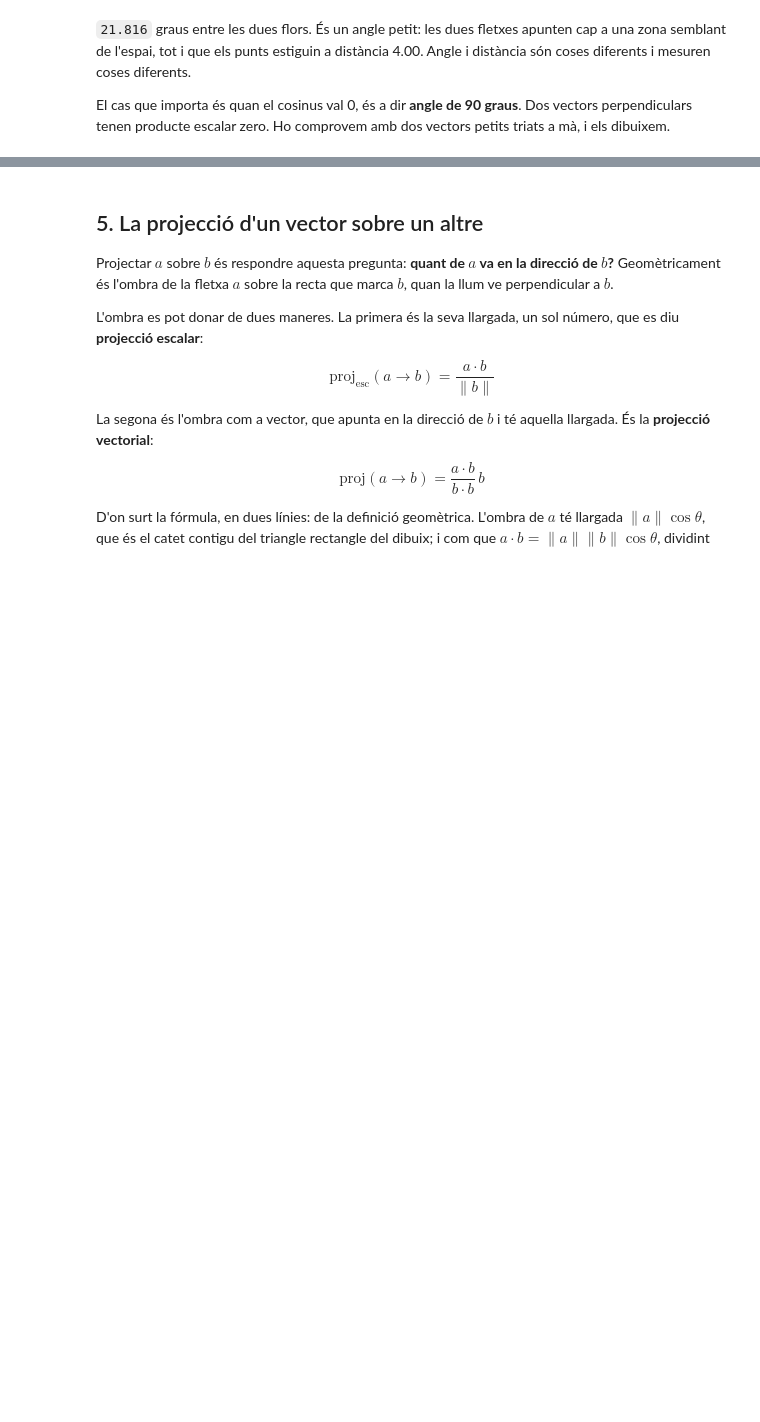
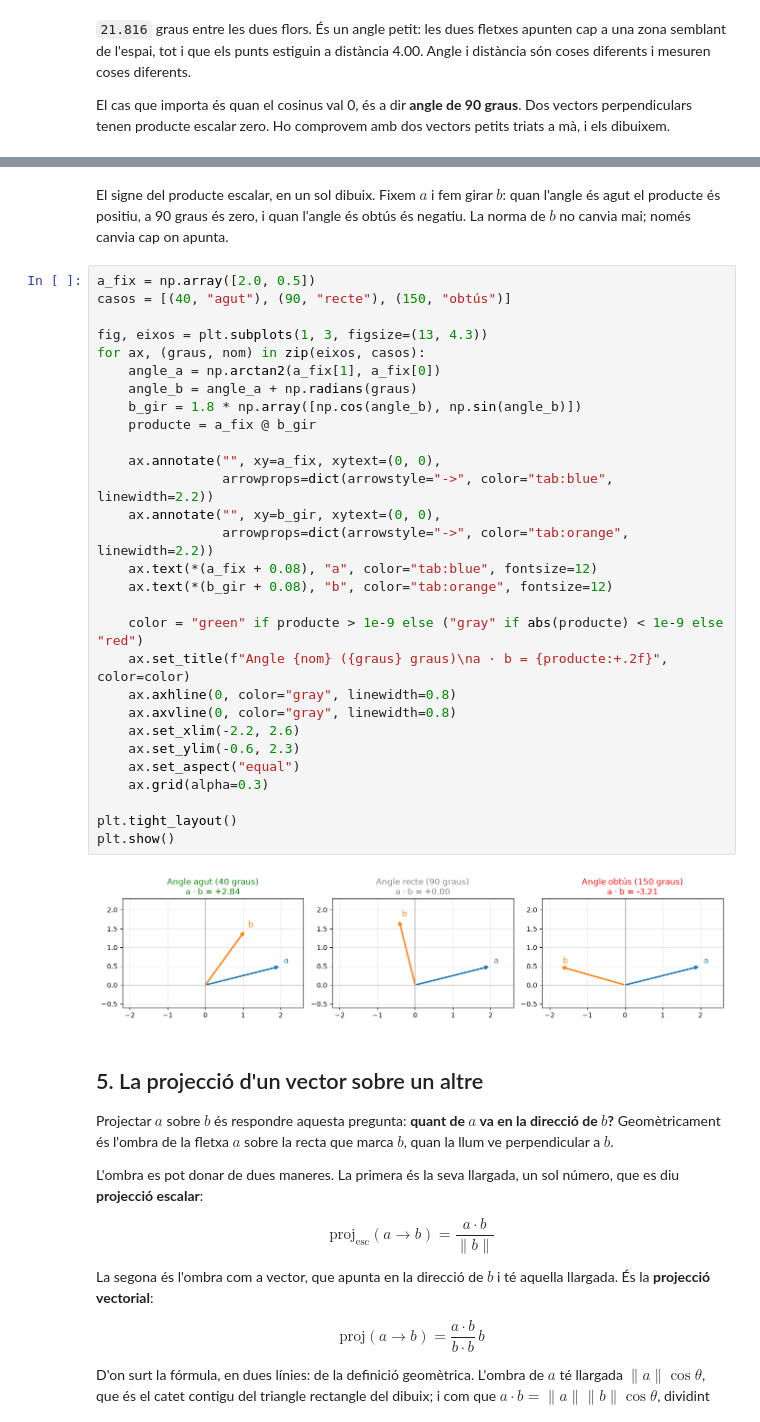
Before and after one commit to ZenidX/Machine-Learning, a Jupyter notebook: Machine Learning/03_matematiques/MA_01_algebra_lineal.ipynb, the cells around one changed output, grey strips where cells are left out. Cells and saved outputs as stored; diff of their text form; blank space fills up the shorter version.

```diff
--- a/Machine Learning/03_matematiques/MA_01_algebra_lineal.ipynb
+++ b/Machine Learning/03_matematiques/MA_01_algebra_lineal.ipynb
@@ -320,3 +491,38 @@ plt.show()
+# %% [markdown]
+El signe del producte escalar, en un sol dibuix. Fixem $a$ i fem girar $b$: quan l'angle és
+agut el producte és positiu, a 90 graus és zero, i quan l'angle és obtús és negatiu. La
+norma de $b$ no canvia mai; només canvia cap on apunta.
+# %%
+a_fix = np.array([2.0, 0.5])
+casos = [(40, "agut"), (90, "recte"), (150, "obtús")]
+
+fig, eixos = plt.subplots(1, 3, figsize=(13, 4.3))
+for ax, (graus, nom) in zip(eixos, casos):
+    angle_a = np.arctan2(a_fix[1], a_fix[0])
+    angle_b = angle_a + np.radians(graus)
+    b_gir = 1.8 * np.array([np.cos(angle_b), np.sin(angle_b)])
+    producte = a_fix @ b_gir
+
+    ax.annotate("", xy=a_fix, xytext=(0, 0),
+                arrowprops=dict(arrowstyle="->", color="tab:blue", linewidth=2.2))
+    ax.annotate("", xy=b_gir, xytext=(0, 0),
+                arrowprops=dict(arrowstyle="->", color="tab:orange", linewidth=2.2))
+    ax.text(*(a_fix + 0.08), "a", color="tab:blue", fontsize=12)
+    ax.text(*(b_gir + 0.08), "b", color="tab:orange", fontsize=12)
+
+    color = "green" if producte > 1e-9 else ("gray" if abs(producte) < 1e-9 else "red")
+    ax.set_title(f"Angle {nom} ({graus} graus)\na · b = {producte:+.2f}", color=color)
+    ax.axhline(0, color="gray", linewidth=0.8)
+    ax.axvline(0, color="gray", linewidth=0.8)
+    ax.set_xlim(-2.2, 2.6)
+    ax.set_ylim(-0.6, 2.3)
+    ax.set_aspect("equal")
+    ax.grid(alpha=0.3)
+
+plt.tight_layout()
+plt.show()
+# %% [output]
+[figure, added]
 # %% [markdown]
 ## 5. La projecció d'un vector sobre un altre
 
```
Also changed, not shown: parts of 30 cells of this notebook.
